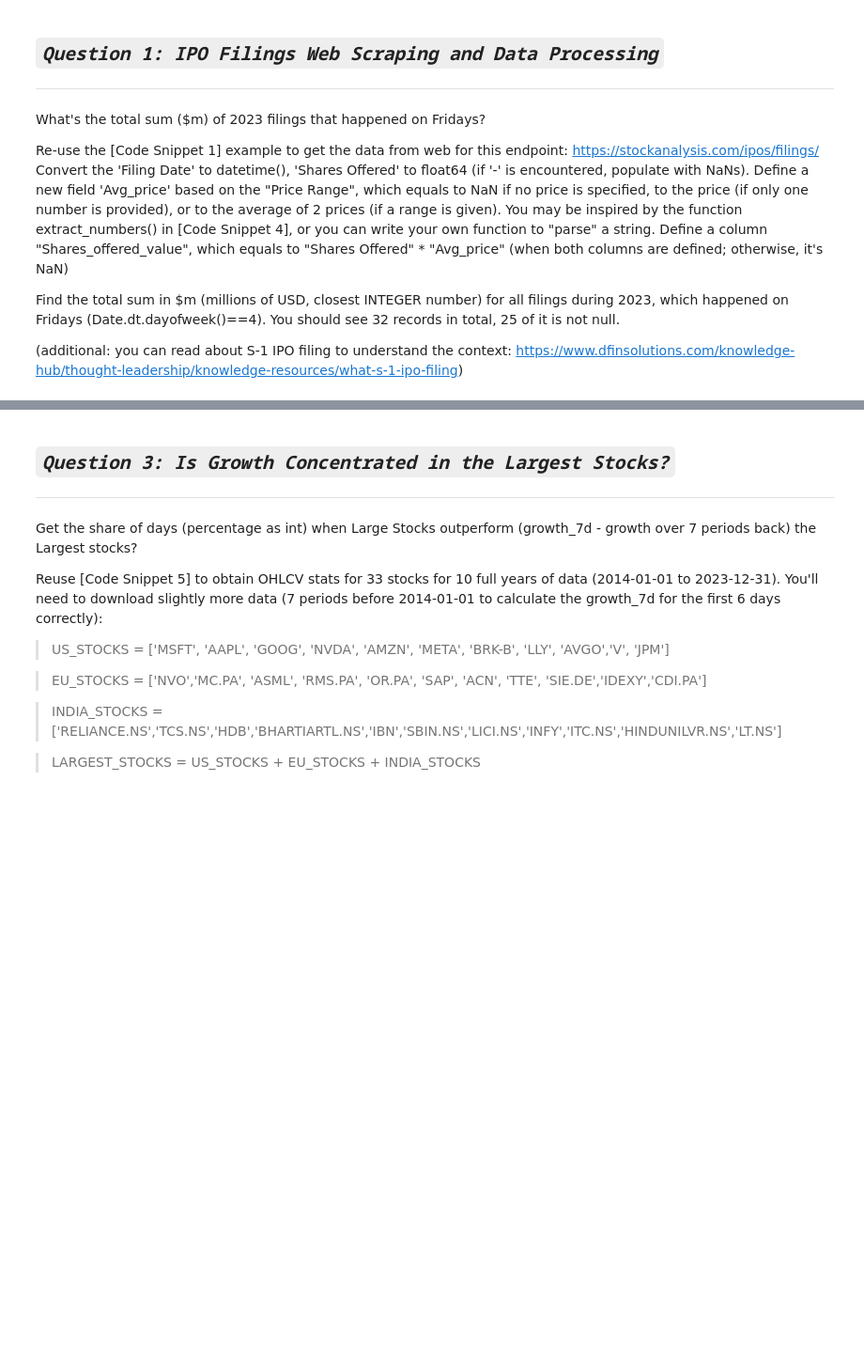
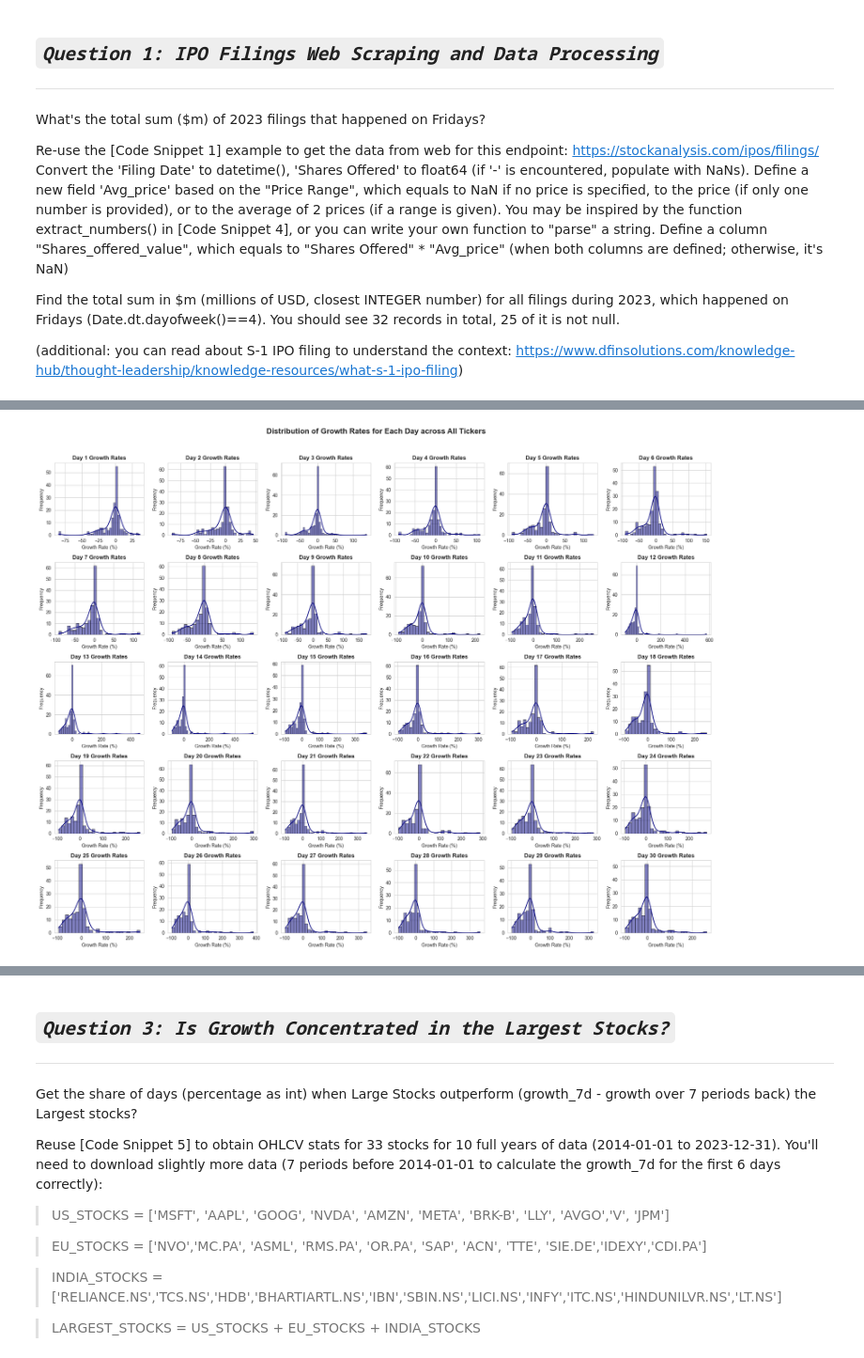
Before and after one commit to Ocean-code-1995/stock-market-analytics-zoomcamp, a Jupyter notebook: Module2/homework2.ipynb, the cells around one changed output, grey strips where cells are left out. Shown at 94% size. Saved outputs shown, nothing was run; the diff lists cells and outputs as text; code cells hidden in the pictures; blank space fills up the shorter version.

```diff
--- a/Module2/homework2.ipynb
+++ b/Module2/homework2.ipynb
@@ -59,0 +740,6 @@ Additional:
+# %%
+# Convert the dictionary of growth rates to a DataFrame
+growth_df = pd.DataFrame.from_dict(ticker_growth_rates, orient='index')
+
+# Calculate quantiles for each day
+quantiles = growth_df.quantile(0.75)  # 75% quantile for each column
@@ -59,0 +762,19 @@ Additional:
+# %%
+sns.set_style('whitegrid')
+# Assume `growth_df` is already defined and contains growth data as described
+days = growth_df.columns  # This gets all the column labels which are the days
+
+# Plotting histograms for each day
+fig, axes = plt.subplots(nrows=5, ncols=6, figsize=(20, 15))
+fig.suptitle("Distribution of Growth Rates for Each Day across All Tickers", weight='bold', size=16, y=1.02)
+axes = axes.flatten()  # Flatten the axes array for easy iteration
+
+for i, day in enumerate(days):
+    sns.histplot(growth_df[day].dropna(), ax=axes[i], color='navy', edgecolor='black', kde=True, line_kws={'color': 'red'})
+    axes[i].set_title(f'Day {day} Growth Rates', weight='bold')
+    axes[i].set_xlabel('Growth Rate (%)')
+    axes[i].set_ylabel('Frequency')
+
+plt.tight_layout();
+# %% [output]
+[figure, added]
```
Also changed, not shown: parts of 47 cells of this notebook.
